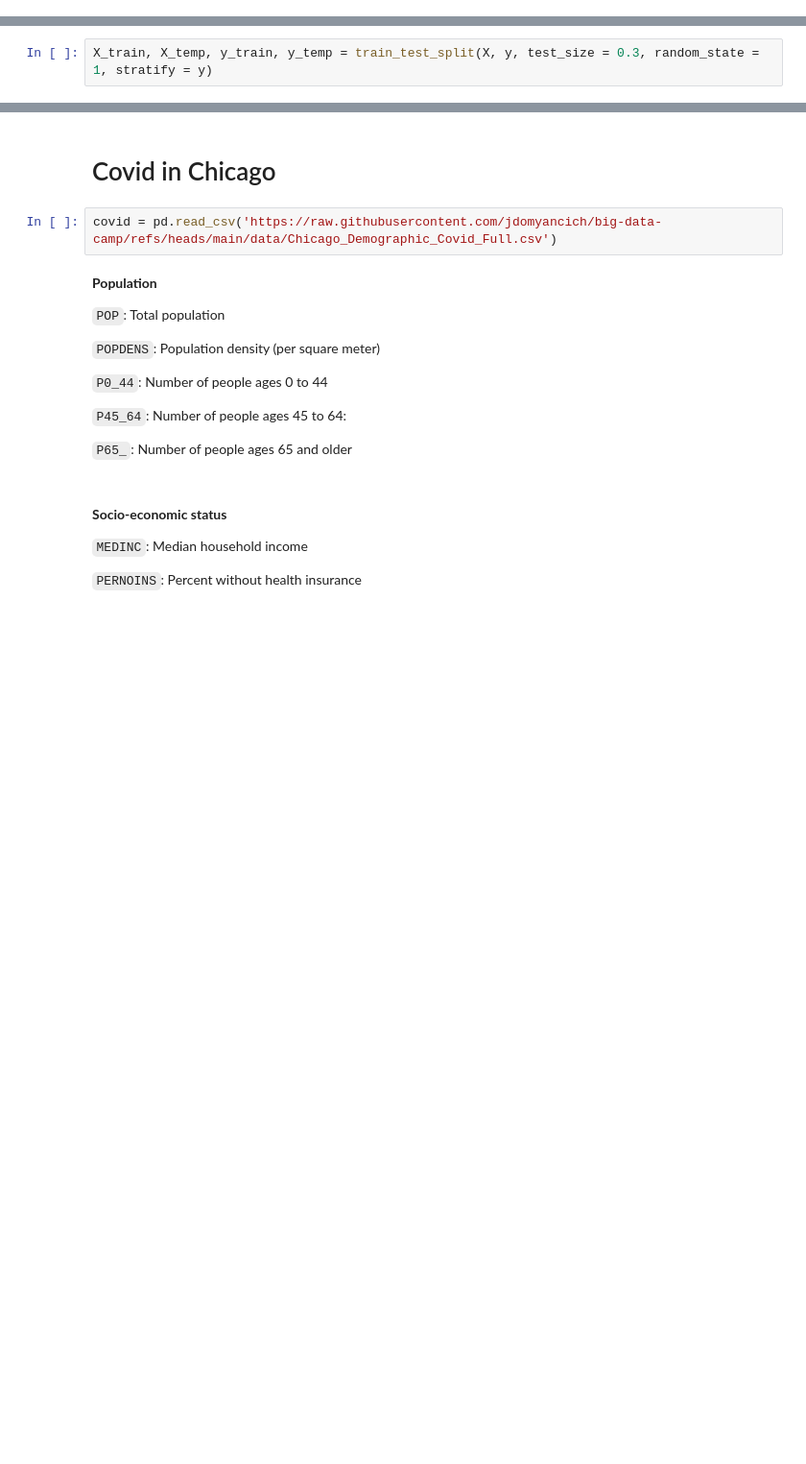
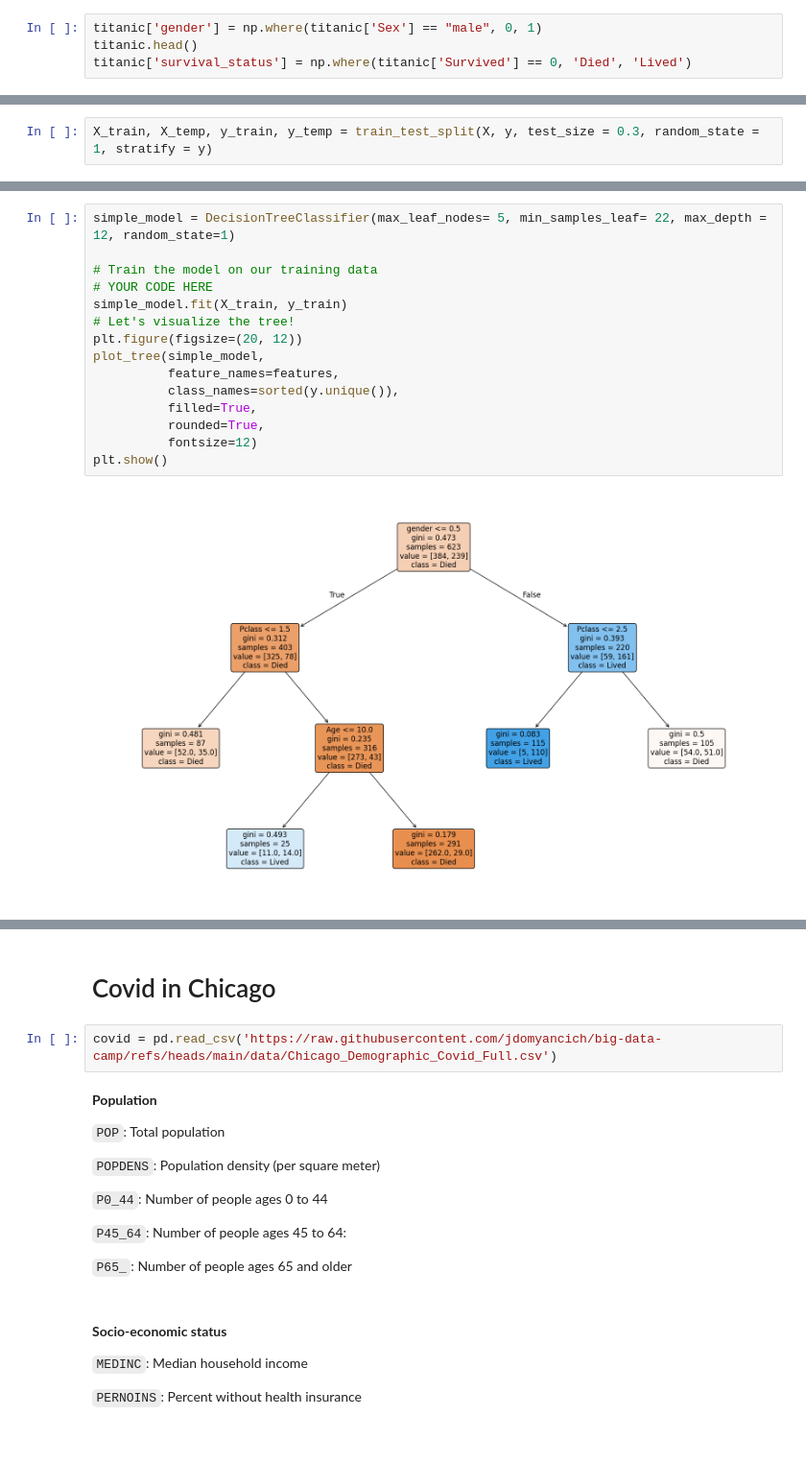
Before and after one commit to ekle12/big-data-camp, a Jupyter notebook: 10_Argonne_dataset_explorer.ipynb, the cells around one changed output, grey strips where cells are left out. Shown at 96% size. Cells and saved outputs as stored; diff of their text form; blank space fills up the shorter version.

```diff
--- a/10_Argonne_dataset_explorer.ipynb
+++ b/10_Argonne_dataset_explorer.ipynb
@@ -122 +128,5 @@ titanic.head()
+# %%
+titanic['gender'] = np.where(titanic['Sex'] == "male", 0, 1)
+titanic.head()
+titanic['survival_status'] = np.where(titanic['Survived'] == 0, 'Died', 'Lived')
 # %%
@@ -135,0 +155,17 @@ X_train, X_temp, y_train, y_temp = train_test_split(X, y, test_size = 0.3, rando
+# %%
+simple_model = DecisionTreeClassifier(max_leaf_nodes= 5, min_samples_leaf= 22, max_depth = 12, random_state=1)
+
+# Train the model on our training data
+# YOUR CODE HERE
+simple_model.fit(X_train, y_train)
+# Let's visualize the tree!
+plt.figure(figsize=(20, 12))
+plot_tree(simple_model,
+          feature_names=features,
+          class_names=sorted(y.unique()),
+          filled=True,
+          rounded=True,
+          fontsize=12)
+plt.show()
+# %% [output]
+[figure, added]
```
Also changed, not shown: parts of 8 cells of this notebook.
